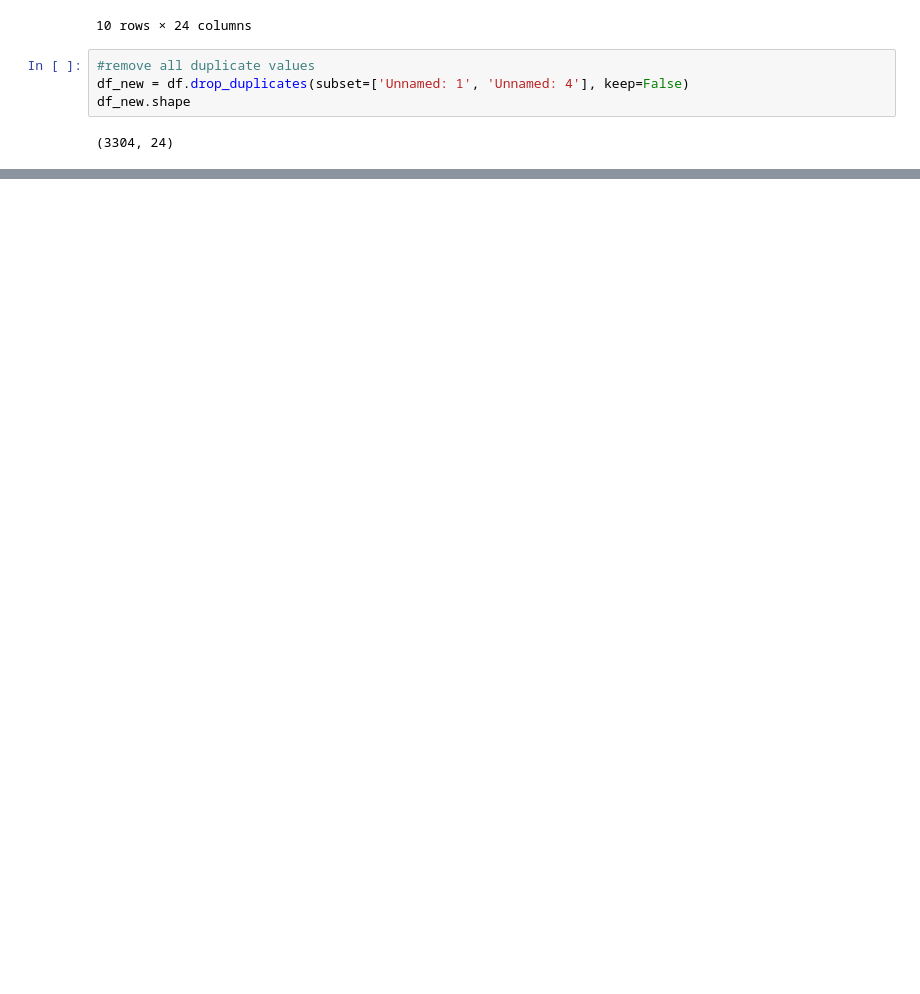
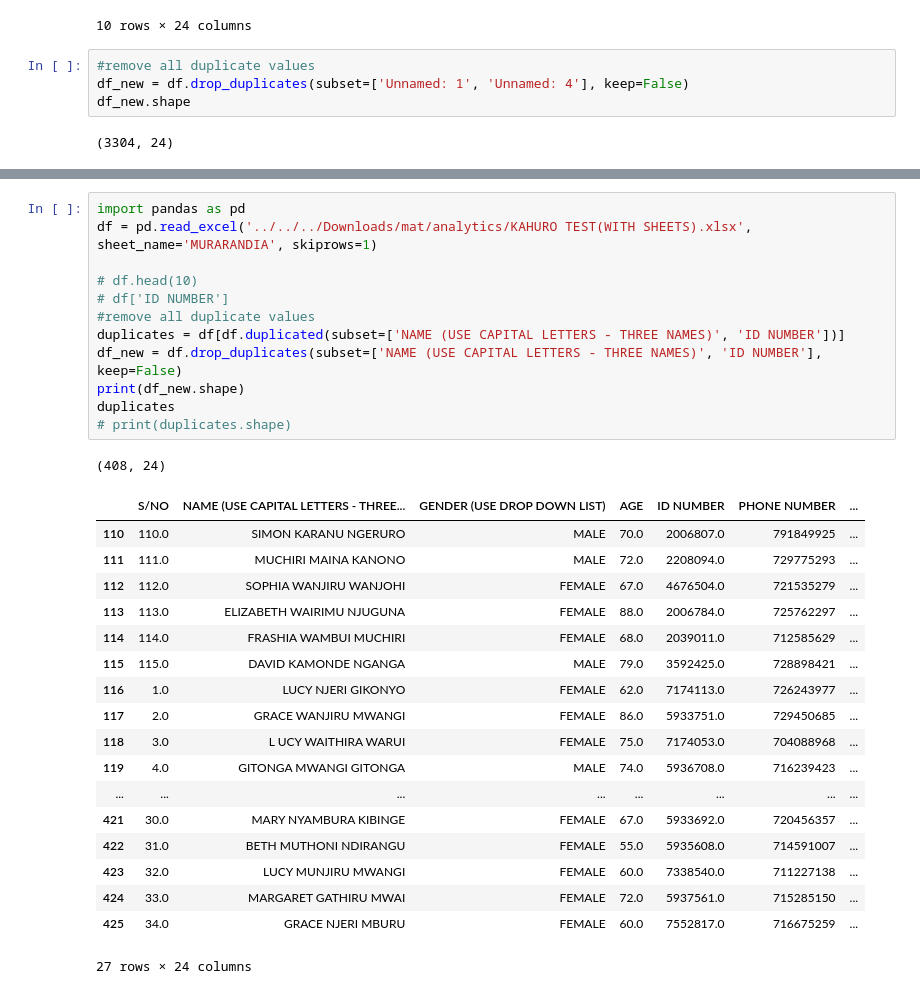
Before and after one commit to ManNjoro/code-signal, a Jupyter notebook: trend-analysis.ipynb, the cells around one changed output, grey strips where cells are left out. Saved outputs shown, nothing was run; the diff lists cells and outputs as text; blank space fills up the shorter version.

```diff
--- a/trend-analysis.ipynb
+++ b/trend-analysis.ipynb
@@ -259,0 +316,32 @@ df_new.shape
+# %%
+import pandas as pd
+df = pd.read_excel('../../../Downloads/mat/analytics/KAHURO TEST(WITH SHEETS).xlsx',  sheet_name='MURARANDIA', skiprows=1)
+
+# df.head(10)
+# df['ID NUMBER']
+#remove all duplicate values
+duplicates = df[df.duplicated(subset=['NAME (USE CAPITAL LETTERS - THREE NAMES)', 'ID NUMBER'])]
+df_new = df.drop_duplicates(subset=['NAME (USE CAPITAL LETTERS - THREE NAMES)', 'ID NUMBER'], keep=False)
+print(df_new.shape)
+duplicates
+# print(duplicates.shape)
+# %% [output]
+(408, 24)
+|  | S/NO | NAME (USE CAPITAL LETTERS - THREE... | GENDER (USE DROP DOWN LIST) | AGE | ID NUMBER | PHONE NUMBER | ... |
+| 110 | 110.0 | SIMON KARANU NGERURO | MALE | 70.0 | 2006807.0 | 791849925 | ... |
+| 111 | 111.0 | MUCHIRI MAINA KANONO | MALE | 72.0 | 2208094.0 | 729775293 | ... |
+| 112 | 112.0 | SOPHIA WANJIRU WANJOHI | FEMALE | 67.0 | 4676504.0 | 721535279 | ... |
+| 113 | 113.0 | ELIZABETH WAIRIMU NJUGUNA | FEMALE | 88.0 | 2006784.0 | 725762297 | ... |
+| 114 | 114.0 | FRASHIA WAMBUI MUCHIRI | FEMALE | 68.0 | 2039011.0 | 712585629 | ... |
+| 115 | 115.0 | DAVID KAMONDE NGANGA | MALE | 79.0 | 3592425.0 | 728898421 | ... |
+| 116 | 1.0 | LUCY NJERI GIKONYO | FEMALE | 62.0 | 7174113.0 | 726243977 | ... |
+| 117 | 2.0 | GRACE WANJIRU MWANGI | FEMALE | 86.0 | 5933751.0 | 729450685 | ... |
+| 118 | 3.0 | L UCY WAITHIRA WARUI | FEMALE | 75.0 | 7174053.0 | 704088968 | ... |
+| 119 | 4.0 | GITONGA MWANGI GITONGA | MALE | 74.0 | 5936708.0 | 716239423 | ... |
+| ... | ... | ... | ... | ... | ... | ... | ... |
+| 421 | 30.0 | MARY NYAMBURA KIBINGE | FEMALE | 67.0 | 5933692.0 | 720456357 | ... |
+| 422 | 31.0 | BETH MUTHONI NDIRANGU | FEMALE | 55.0 | 5935608.0 | 714591007 | ... |
+| 423 | 32.0 | LUCY MUNJIRU MWANGI | FEMALE | 60.0 | 7338540.0 | 711227138 | ... |
+| 424 | 33.0 | MARGARET GATHIRU MWAI | FEMALE | 72.0 | 5937561.0 | 715285150 | ... |
+| 425 | 34.0 | GRACE NJERI MBURU | FEMALE | 60.0 | 7552817.0 | 716675259 | ... |
+27 rows × 24 columns
```
Also changed, not shown: parts of 11 cells of this notebook.
